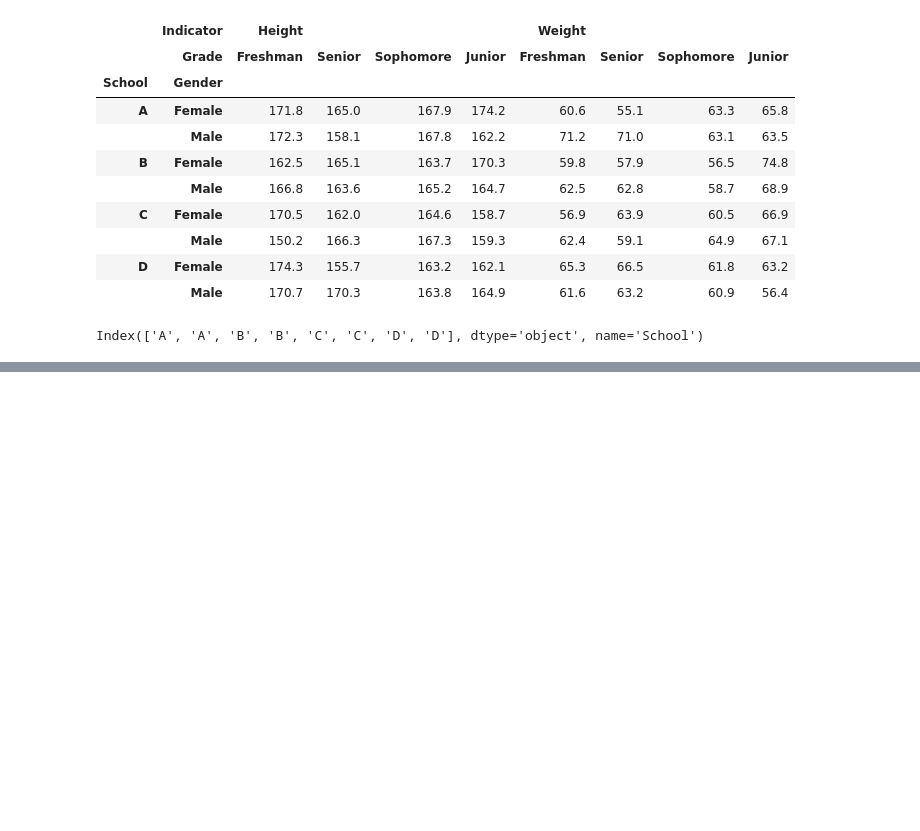
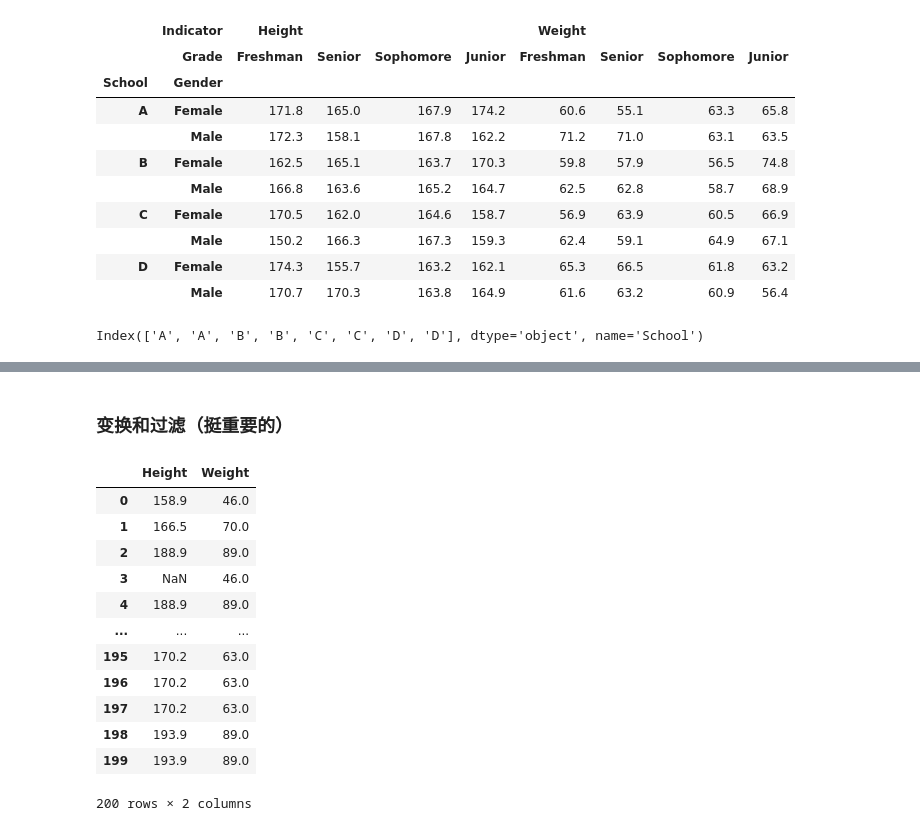
Before and after one commit to Rogerlv51/Python-DL_basic, a Jupyter notebook: joyful_pandas.ipynb, the cells around one changed output, grey strips where cells are left out. Cells and saved outputs as stored; diff of their text form; code cells hidden in the pictures; blank space fills up the shorter version.

```diff
--- a/joyful_pandas.ipynb
+++ b/joyful_pandas.ipynb
@@ -324,0 +415,24 @@ Index(['A', 'A', 'B', 'B', 'C', 'C', 'D', 'D'], dtype='object', name='School')
+# %%
+'''
+虽然在 groupby 对象上定义了许多方便的函数，但仍然有以下不便之处：
+• 无法同时使用多个函数
+• 无法对特定的列使用特定的聚合函数
+• 无法使用自定义的聚合函数
+• 无法直接对结果的列名在聚合前进行自定义命名
+'''
+# 因此就需要agg函数来解决这些问题
+# 【a】使用多个聚合函数
+gb = df.groupby('Gender')[['Height', 'Weight']]
+gb.agg(['sum', 'idxmax', 'skew'])   # idxmax是返回指定轴分组中最大值所在的index，skew是求偏度
+
+# 【b】对特定的列使用特定的聚合函数
+# 通过构造字典传入agg函数实现，其中键为列名，值为聚合方法
+gb.agg({'Height':['max', 'mean'], 'Weight': 'count'})
+
+# 【c】使用自定义函数，这里计算极差
+gb.agg(lambda x: x.mean()-x.min())
+
+# 【d】聚合结果重命名
+# 如果想要对结果进行重命名，只需要将上述函数的位置改写成元组，
+# 元组的第一个元素为新的名字，第二个位置为原来的函数
+gb.agg([('range', lambda x: x.max()-x.min()), ('my_sum', 'sum')])
@@ -324,0 +445,20 @@ Index(['A', 'A', 'B', 'B', 'C', 'C', 'D', 'D'], dtype='object', name='School')
+# %% [markdown]
+### 变换和过滤（挺重要的）
+# %%
+# 变 换 函 数 的 返 回 值 为 同 长 度 的 序 列， 最 常 用 的 内 置 变 换 函 数 是 累 计 函 数：
+# cum-count/cumsum/cumprod/cummax/cummin ，它们的使用方式和聚合函数类似，只不过完成的是组内累计操作
+gb.cummax()
+# %% [output]
+|  | Height | Weight |
+| 0 | 158.9 | 46.0 |
+| 1 | 166.5 | 70.0 |
+| 2 | 188.9 | 89.0 |
+| 3 | NaN | 46.0 |
+| 4 | 188.9 | 89.0 |
+| ... | ... | ... |
+| 195 | 170.2 | 63.0 |
+| 196 | 170.2 | 63.0 |
+| 197 | 170.2 | 63.0 |
+| 198 | 193.9 | 89.0 |
+| 199 | 193.9 | 89.0 |
+200 rows × 2 columns
```
Also changed, not shown: parts of 17 cells of this notebook, 1 other file.
